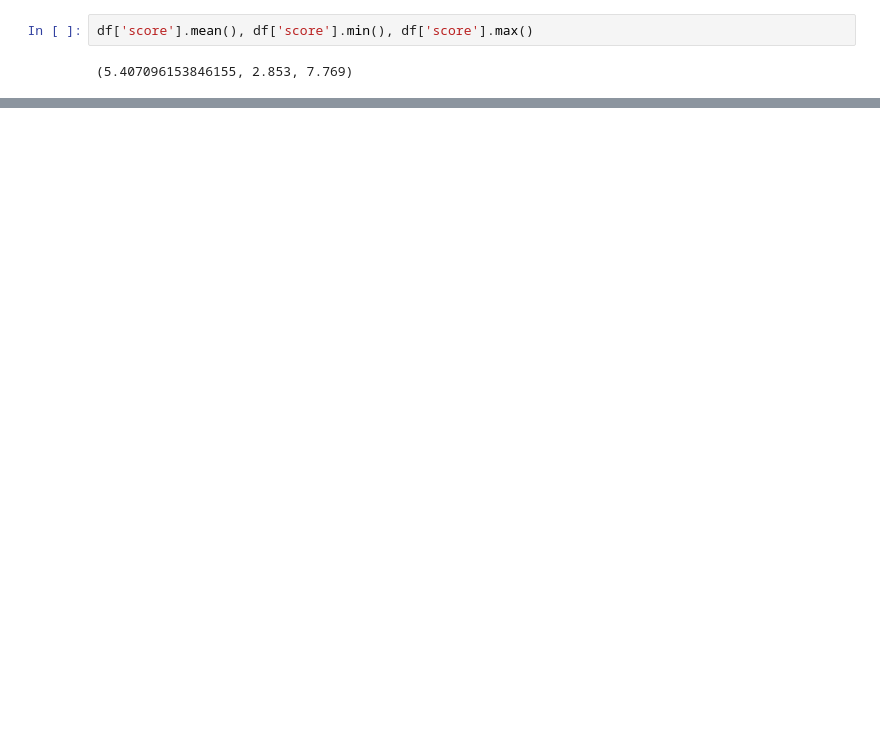
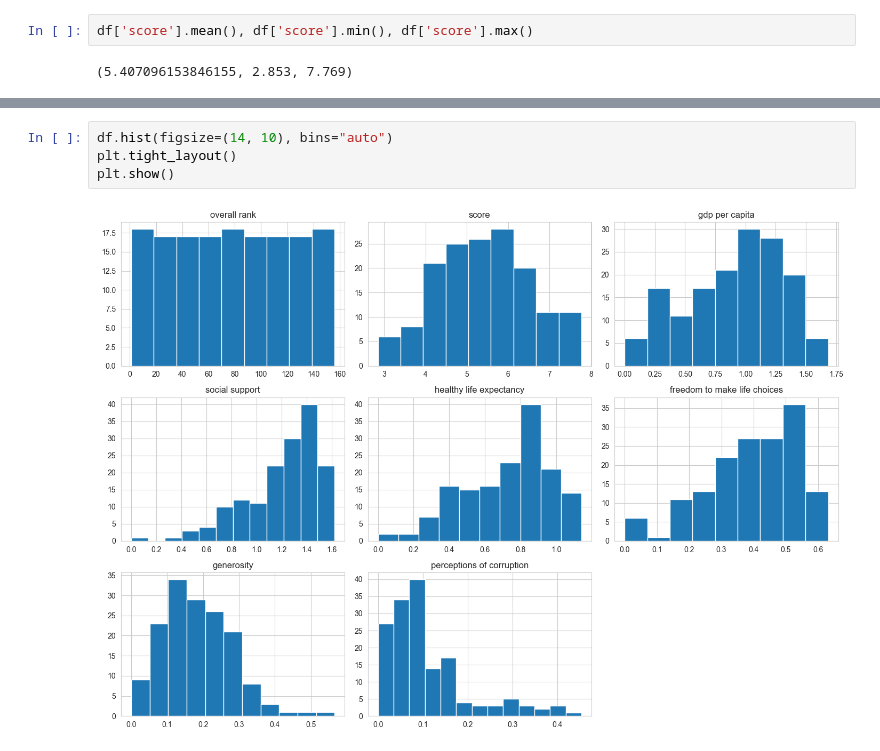
Before and after one commit to Fatemenamdar20/world-happiness-report, a Jupyter notebook: EDA_2019.ipynb, the cells around one changed output, grey strips where cells are left out. Cells and saved outputs as stored; diff of their text form; blank space fills up the shorter version.

```diff
--- a/EDA_2019.ipynb
+++ b/EDA_2019.ipynb
@@ -205,0 +219,6 @@ df['score'].mean(), df['score'].min(), df['score'].max()
+# %%
+df.hist(figsize=(14, 10), bins="auto")
+plt.tight_layout()
+plt.show()
+# %% [output]
+[figure, added]
```
Also changed, not shown: parts of 11 cells of this notebook, 2 other files.
